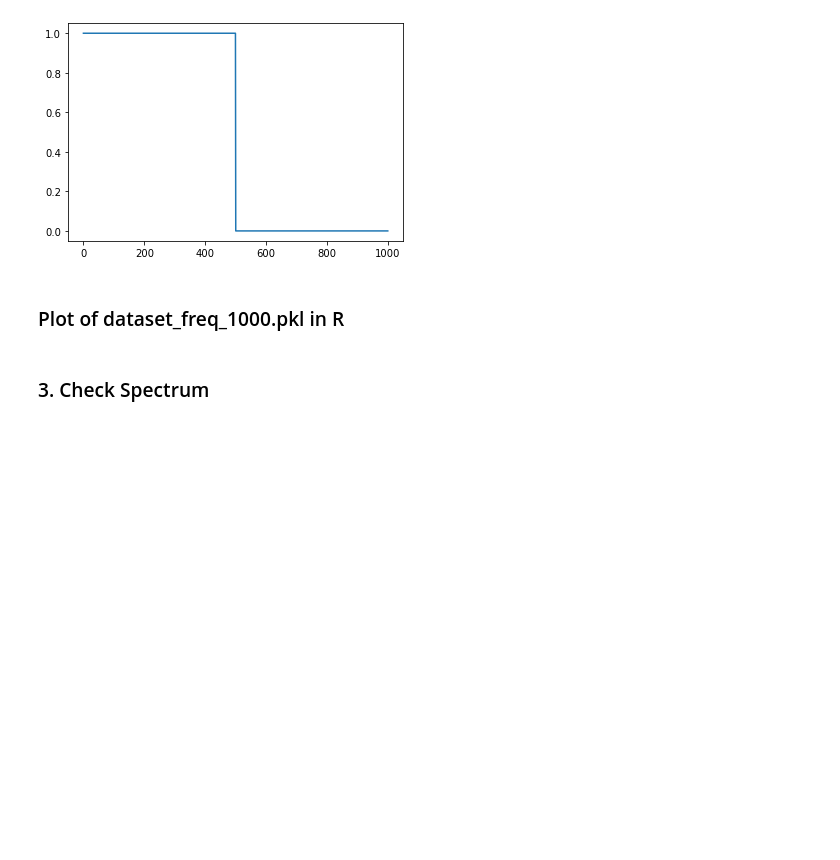
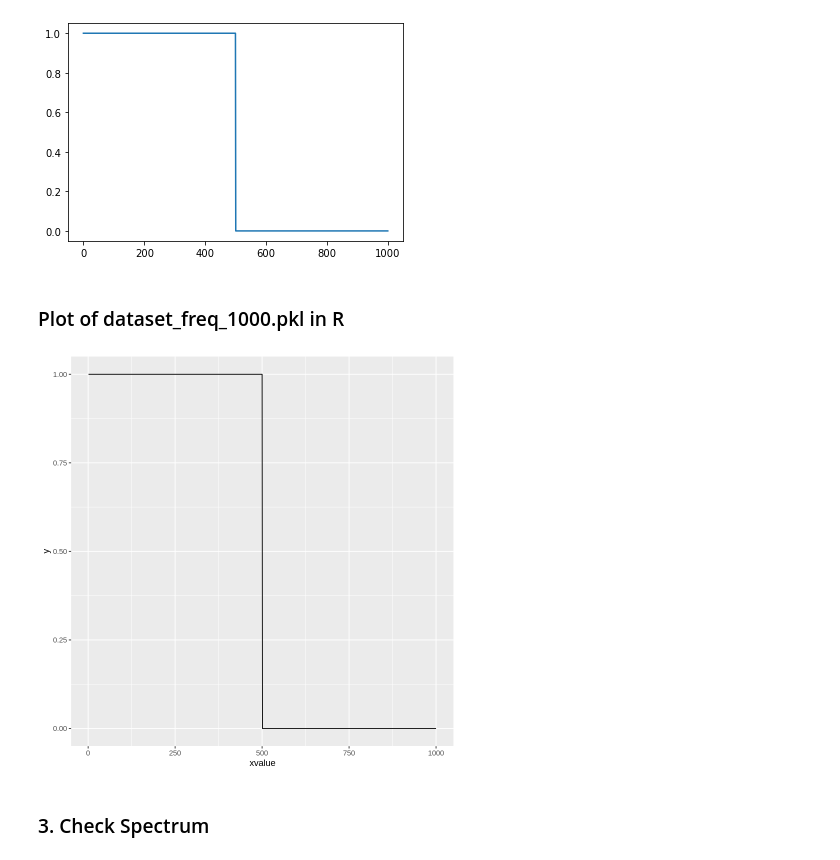
Before and after one commit to dimitarmileski/Unmasking-DeepFakes-with-simple-Features-JupyterBook, a Jupyter notebook: content/03/Experiments_Faces-HQ/Faces-HQ.ipynb, the cells around one changed output. Drawn from its saved outputs; the diff is of its cells as text; code cells hidden in the pictures; blank space fills up the shorter version.

```diff
--- a/content/03/Experiments_Faces-HQ/Faces-HQ.ipynb
+++ b/content/03/Experiments_Faces-HQ/Faces-HQ.ipynb
@@ -92,17 +92,19 @@ plt.plot(y)
 # %%
 %use R
 %get y --from Python3
 # Libraries
 library(ggplot2)
 
 # create data
-xvalue <- 1:2000
+xvalue <- 1:1000
 yvalue <- cumsum(rnorm(10))
 data <- data.frame(xvalue,y)
 
 #print(y)
 # Plot
 ggplot(data, aes(x=xvalue, y=y)) + geom_line()
+# %% [output]
+[figure, added]
 # %% [markdown]
 ### 3. Check Spectrum
 # %% [markdown]
```
Also changed, not shown: parts of 3 cells of this notebook, 14 other files.
